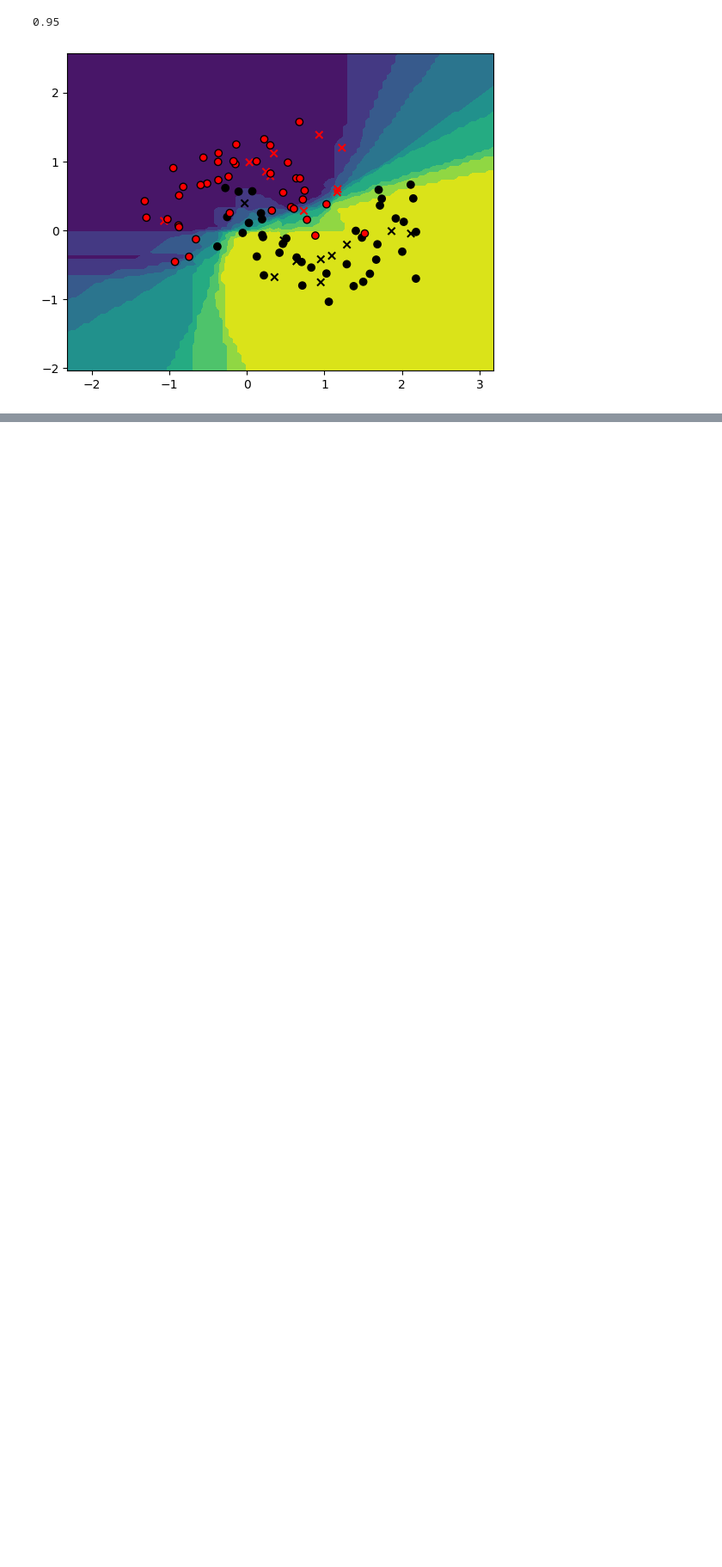
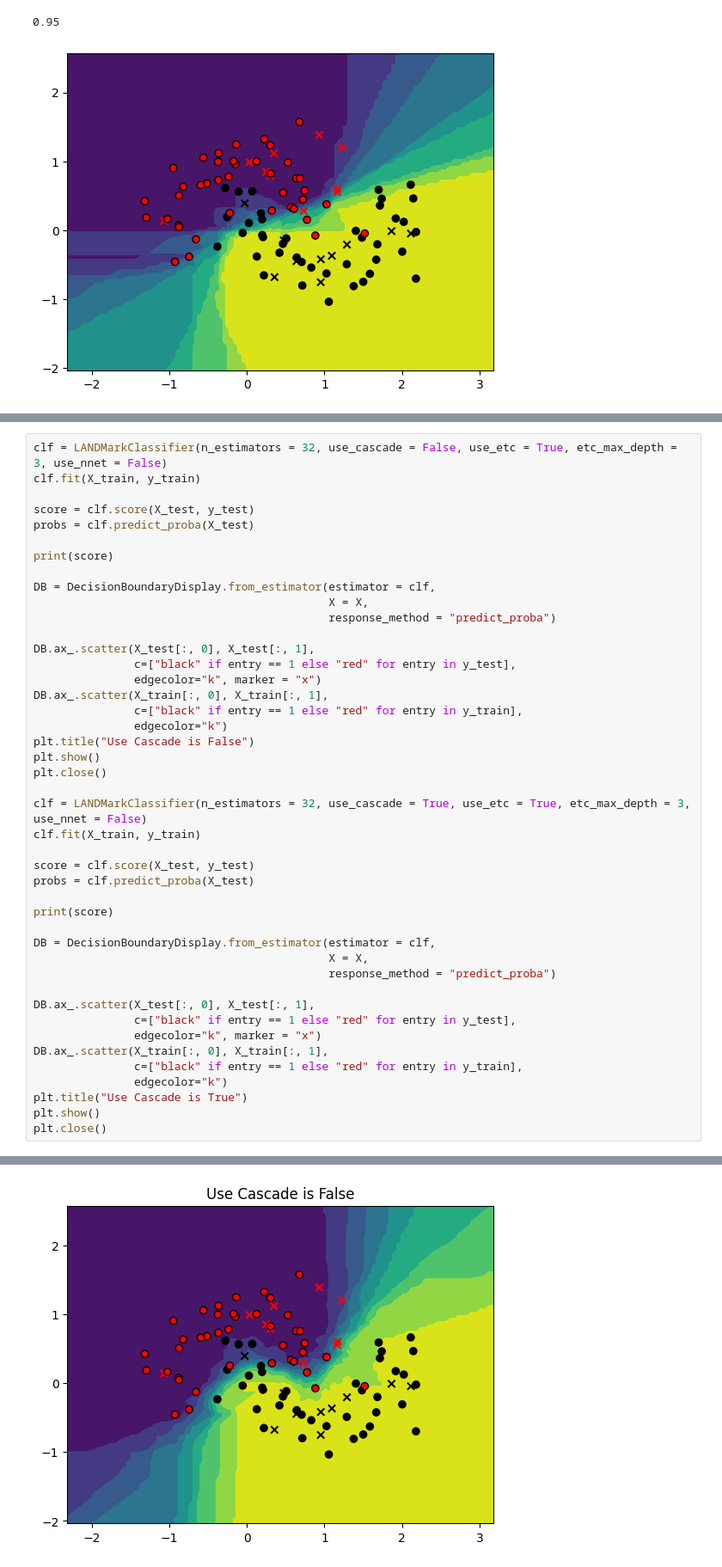
Before and after one commit to jrudar/LANDMark, a Jupyter notebook: notebooks/ParameterChoices.ipynb, the cells around one changed output, grey strips where cells are left out. Shown: that part at 86% size. Drawn from its saved outputs; the diff is of its cells as text; blank space fills up the shorter version.

```diff
--- a/notebooks/ParameterChoices.ipynb
+++ b/notebooks/ParameterChoices.ipynb
@@ -245,0 +146,45 @@ plt.close()
+# %%
+clf = LANDMarkClassifier(n_estimators = 32, use_cascade = False, use_etc = True, etc_max_depth = 3, use_nnet = False)
+clf.fit(X_train, y_train)
+
+score = clf.score(X_test, y_test)
+probs = clf.predict_proba(X_test)
+
+print(score)
+
+DB = DecisionBoundaryDisplay.from_estimator(estimator = clf,
+                                            X = X,
+                                            response_method = "predict_proba")
+
+DB.ax_.scatter(X_test[:, 0], X_test[:, 1],
+               c=["black" if entry == 1 else "red" for entry in y_test],
+               edgecolor="k", marker = "x")
+DB.ax_.scatter(X_train[:, 0], X_train[:, 1],
+               c=["black" if entry == 1 else "red" for entry in y_train],
+               edgecolor="k")
+plt.title("Use Cascade is False")
+plt.show()
+plt.close()
+
+clf = LANDMarkClassifier(n_estimators = 32, use_cascade = True, use_etc = True, etc_max_depth = 3, use_nnet = False)
+clf.fit(X_train, y_train)
+
+score = clf.score(X_test, y_test)
+probs = clf.predict_proba(X_test)
+
+print(score)
+
+DB = DecisionBoundaryDisplay.from_estimator(estimator = clf,
+                                            X = X,
+                                            response_method = "predict_proba")
+
+DB.ax_.scatter(X_test[:, 0], X_test[:, 1],
+               c=["black" if entry == 1 else "red" for entry in y_test],
+               edgecolor="k", marker = "x")
+DB.ax_.scatter(X_train[:, 0], X_train[:, 1],
+               c=["black" if entry == 1 else "red" for entry in y_train],
+               edgecolor="k")
+plt.title("Use Cascade is True")
+plt.show()
+plt.close()
+# %% [output]
@@ -245,0 +192 @@ plt.close()
+[figure, added]
```
Also changed, not shown: parts of 18 cells of this notebook, 1 other file.
